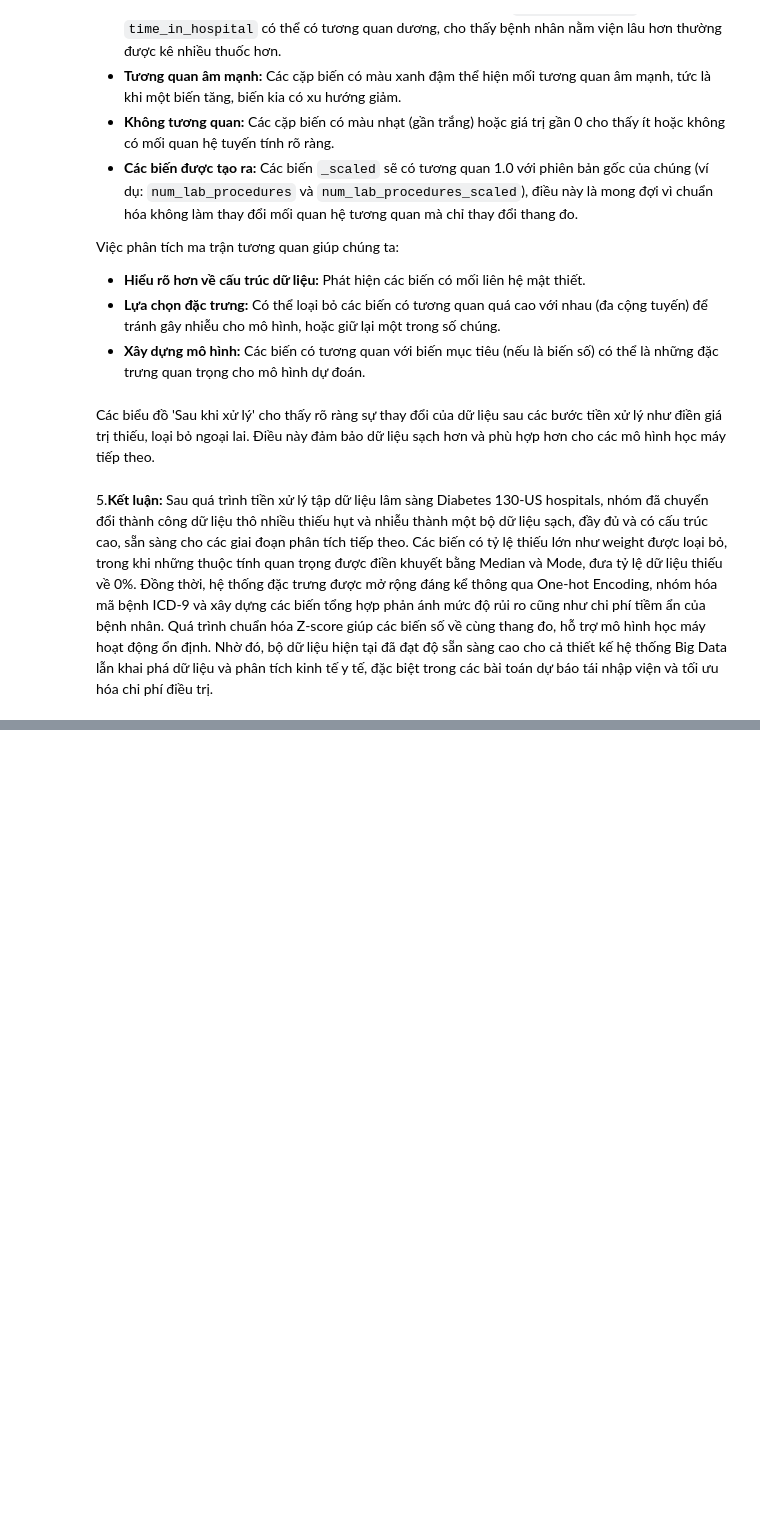
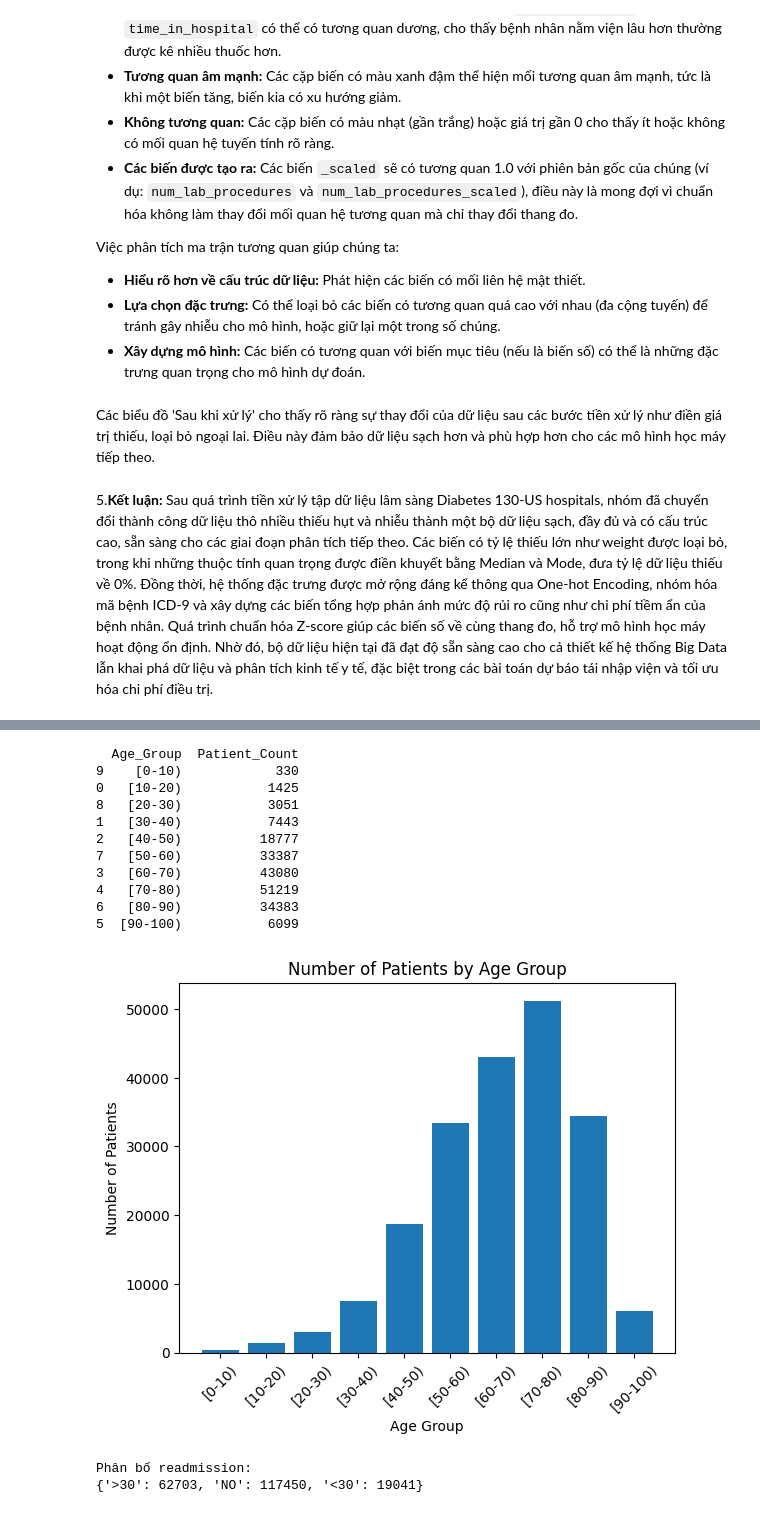
Before and after one commit to diem2701/NH-M-7---T-I-7, a Jupyter notebook: NHÓM_7_ĐỀ_TÀI_7.ipynb, the cells around one changed output, grey strips where cells are left out. Drawn from its saved outputs; the diff is of its cells as text; code cells hidden in the pictures; blank space fills up the shorter version.

```diff
--- a/NHÓM_7_ĐỀ_TÀI_7.ipynb
+++ b/NHÓM_7_ĐỀ_TÀI_7.ipynb
@@ -1315,0 +1443,7 @@ Các biểu đồ 'Sau khi xử lý' cho thấy rõ ràng sự thay đổi của
+# %%
+# 1. Đảm bảo nạp đúng Master Table từ Chương 2
+# Nếu df của bạn đang bị thiếu cột, hãy chạy dòng này:
+df = pd.read_csv('diabetic_data_processed.csv')
+
+# 2. Chuyển đổi sang Spark
+spark_df = spark.createDataFrame(df)
@@ -1315,0 +1810,72 @@ Các biểu đồ 'Sau khi xử lý' cho thấy rõ ràng sự thay đổi của
+# %%
+# Trực quan hóa MapReduce 1 – Số bệnh nhân theo nhóm tuổi
+import matplotlib.pyplot as plt
+import pandas as pd
+
+# Chuyển dictionary sang DataFrame
+age_df = pd.DataFrame(
+    list(reduced_age.items()),
+    columns=["Age_Group", "Patient_Count"]
+)
+
+# Sắp xếp theo nhóm tuổi
+age_df = age_df.sort_values("Age_Group")
+
+print(age_df)
+
+# Vẽ biểu đồ
+plt.figure()
+
+plt.bar(
+    age_df["Age_Group"],
+    age_df["Patient_Count"]
+)
+
+plt.title("Number of Patients by Age Group")
+plt.xlabel("Age Group")
+plt.ylabel("Number of Patients")
+
+plt.xticks(rotation=45)
+
+plt.show()
+# %% [output]
+  Age_Group  Patient_Count
+9    [0-10)            330
+0   [10-20)           1425
+8   [20-30)           3051
+1   [30-40)           7443
+2   [40-50)          18777
+7   [50-60)          33387
+3   [60-70)          43080
+4   [70-80)          51219
+6   [80-90)          34383
+5  [90-100)           6099
+[figure, added]
+# %%
+# MapReduce thứ 2: Tính tỷ lệ Readmission
+# MAP
+
+mapped_readmit = []
+
+for row in df.itertuples():
+    mapped_readmit.append((row.readmitted, 1))
+
+# SHUFFLE
+
+shuffle_readmit = defaultdict(list)
+
+for key, value in mapped_readmit:
+    shuffle_readmit[key].append(value)
+
+# REDUCE
+
+reduced_readmit = {}
+
+for key in shuffle_readmit:
+    reduced_readmit[key] = sum(shuffle_readmit[key])
+
+print("Phân bố readmission:")
+print(reduced_readmit)
+# %% [output]
+Phân bố readmission:
+{'>30': 62703, 'NO': 117450, '<30': 19041}
```
Also changed, not shown: parts of 61 cells of this notebook.
